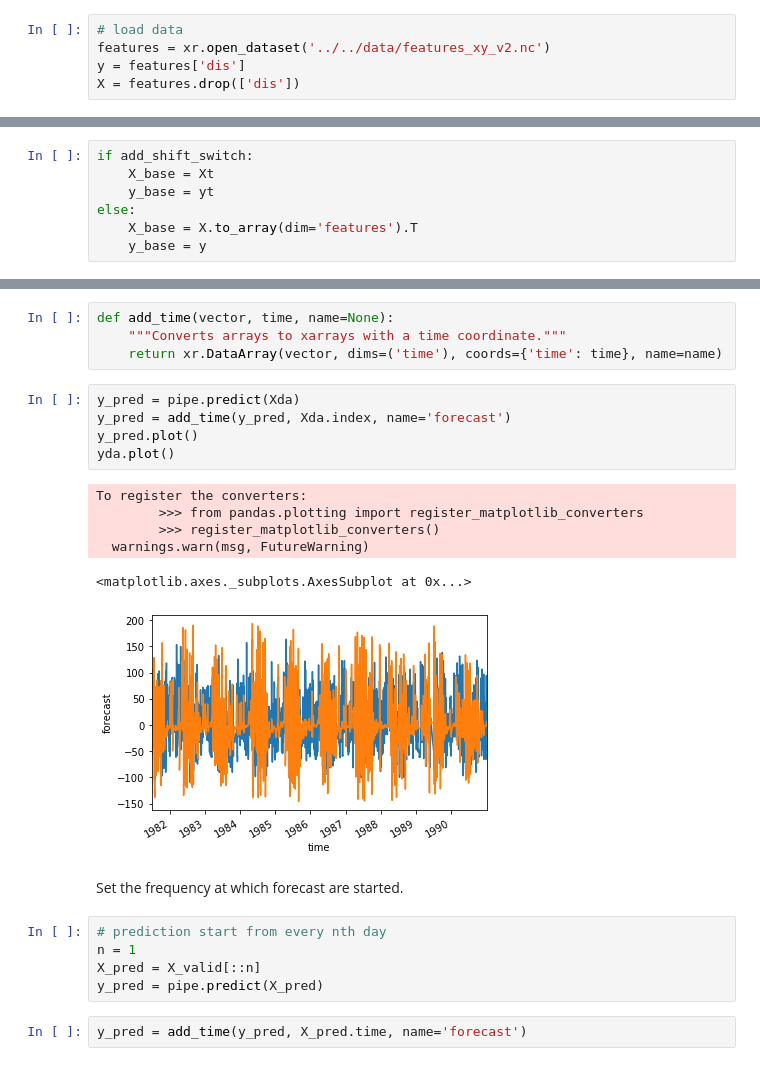
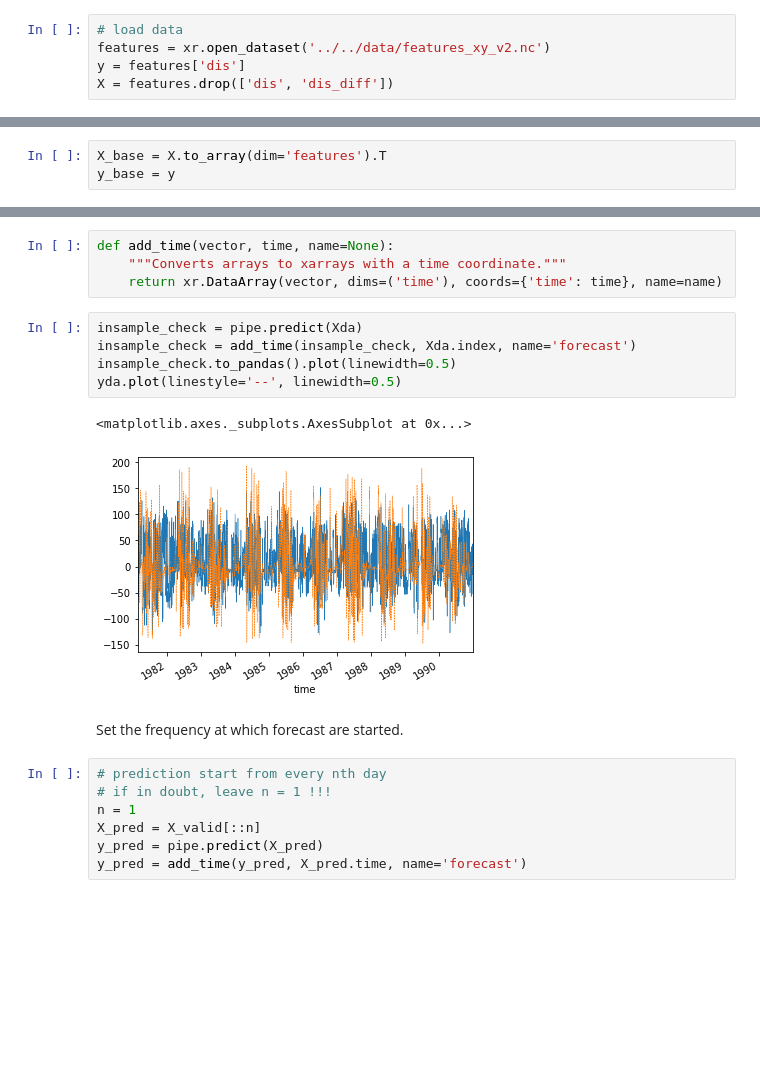
Before and after one commit to ECMWFCode4Earth/ml_flood, a Jupyter notebook: notebooks/3_model_tests/3.04_XGBoost.ipynb, the cells around one changed output, grey strips where cells are left out. Cells and saved outputs as stored; diff of their text form; blank space fills up the shorter version.

```diff
--- a/notebooks/3_model_tests/3.04_XGBoost.ipynb
+++ b/notebooks/3_model_tests/3.04_XGBoost.ipynb
@@ -44,7 +46,7 @@ Let's open the files and see what's in there:
 # load data
 features = xr.open_dataset('../../data/features_xy_v2.nc')
 y = features['dis']
-X = features.drop(['dis'])
+X = features.drop(['dis', 'dis_diff'])
 # %%
 features
 # %% [output]
@@ -100,12 +84,8 @@ if dis_shift_switch:
     dis_shift_1 = y.shift(time=1)
     X = X.assign({'dis-1': dis_shift_1})
 # %%
-if add_shift_switch:
-    X_base = Xt
-    y_base = yt
-else:
-    X_base = X.to_array(dim='features').T
-    y_base = y
+X_base = X.to_array(dim='features').T
+y_base = y
 # %% [markdown]
 Next, we split the dataset into three parts for
 - training (the longest period for estimating the free parameters within the model),
@@ -207,26 +189,22 @@ def add_time(vector, time, name=None):
     """Converts arrays to xarrays with a time coordinate."""
     return xr.DataArray(vector, dims=('time'), coords={'time': time}, name=name)
 # %%
-y_pred = pipe.predict(Xda)
-y_pred = add_time(y_pred, Xda.index, name='forecast')
-y_pred.plot()
-yda.plot()
+insample_check = pipe.predict(Xda)
+insample_check = add_time(insample_check, Xda.index, name='forecast')
+insample_check.to_pandas().plot(linewidth=0.5)
+yda.plot(linestyle='--', linewidth=0.5)
 # %% [output]
-To register the converters:
-        >>> from pandas.plotting import register_matplotlib_converters
-        >>> register_matplotlib_converters()
-  warnings.warn(msg, FutureWarning)
+<matplotlib.axes._subplots.AxesSubplot at 0x...>
-<matplotlib.axes._subplots.AxesSubplot at 0x...>
-[figure, old version]
+[figure, new version]
 # %% [markdown]
 Set the frequency at which forecast are started.
 # %%
 # prediction start from every nth day
+# if in doubt, leave n = 1 !!!
 n = 1
 X_pred = X_valid[::n]
 y_pred = pipe.predict(X_pred)
+y_pred = add_time(y_pred, X_pred.time, name='forecast')
-# %%
-y_pred = add_time(y_pred, X_pred.time, name='forecast')
 # %%
 def plot_pred_series(x, y, y_truth, forecast_range=14):
     """Convenience function for converting the prediction output in xr.DataArray with the sa"""
```
Also changed, not shown: parts of 14 cells of this notebook, 1 other file.
